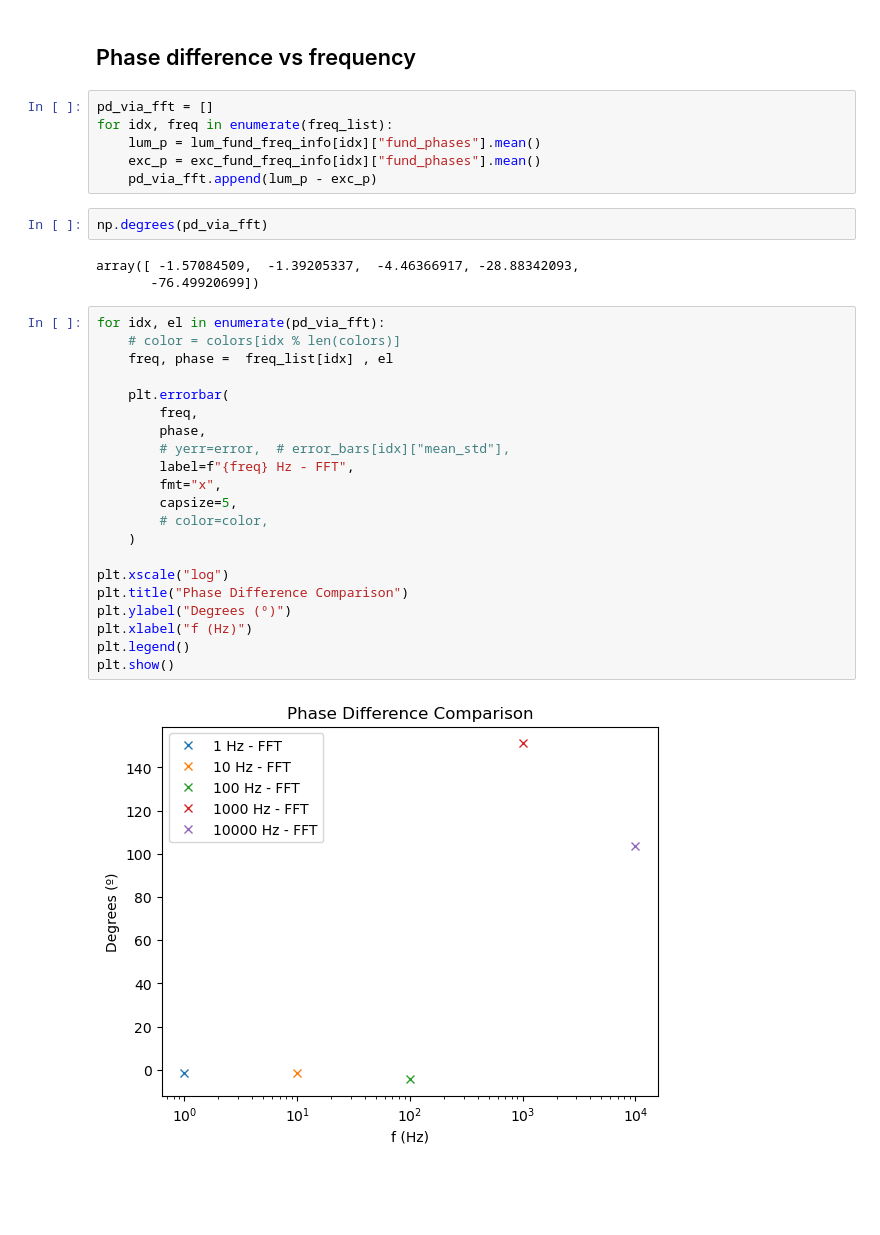
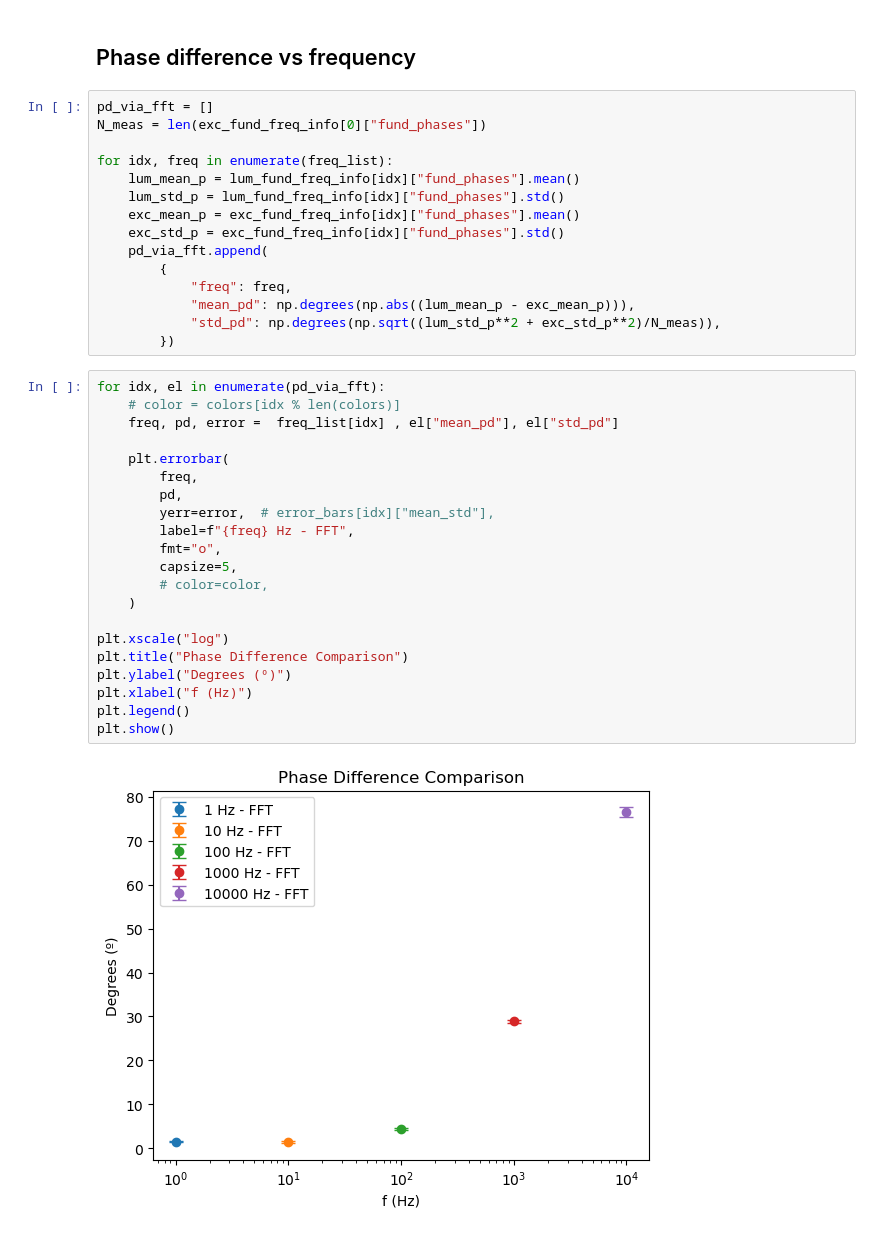
Before and after one commit to habakukc22/y2o3_laminula_au, a Jupyter notebook: error_bars_independent_meas_fft_final.ipynb, the cells around one changed output. Drawn from its saved outputs; the diff is of its cells as text; blank space fills up the shorter version.

```diff
--- a/error_bars_independent_meas_fft_final.ipynb
+++ b/error_bars_independent_meas_fft_final.ipynb
@@ -139,35 +139,39 @@ for idx, freq in enumerate(freq_list):
 ## Phase difference vs frequency
 # %%
 pd_via_fft = []
+N_meas = len(exc_fund_freq_info[0]["fund_phases"])
+
 for idx, freq in enumerate(freq_list):
-    lum_p = lum_fund_freq_info[idx]["fund_phases"].mean()
-    exc_p = exc_fund_freq_info[idx]["fund_phases"].mean()
-    pd_via_fft.append(lum_p - exc_p)
+    lum_mean_p = lum_fund_freq_info[idx]["fund_phases"].mean()
+    lum_std_p = lum_fund_freq_info[idx]["fund_phases"].std()
+    exc_mean_p = exc_fund_freq_info[idx]["fund_phases"].mean()
+    exc_std_p = exc_fund_freq_info[idx]["fund_phases"].std()
+    pd_via_fft.append(
+        {
+            "freq": freq,
+            "mean_pd": np.degrees(np.abs((lum_mean_p - exc_mean_p))),
+            "std_pd": np.degrees(np.sqrt((lum_std_p**2 + exc_std_p**2)/N_meas)),
+        })
-# %%
-np.degrees(pd_via_fft)
-# %% [output]
-array([ -1.57084509,  -1.39205337,  -4.46366917, -28.88342093,
-       -76.49920699])
 # %%
 for idx, el in enumerate(pd_via_fft):
     # color = colors[idx % len(colors)]
-    freq, phase =  freq_list[idx] , el
+    freq, pd, error =  freq_list[idx] , el["mean_pd"], el["std_pd"]
 
     plt.errorbar(
         freq,
-        phase,
-        # yerr=error,  # error_bars[idx]["mean_std"],
+        pd,
+        yerr=error,  # error_bars[idx]["mean_std"],
         label=f"{freq} Hz - FFT",
-        fmt="x",
+        fmt="o",
         capsize=5,
         # color=color,
     )
 
 plt.xscale("log")
 plt.title("Phase Difference Comparison")
 plt.ylabel("Degrees (º)")
 plt.xlabel("f (Hz)")
 plt.legend()
 plt.show()
 # %% [output]
-[figure, old version]
+[figure, new version]
```
Also changed, not shown: parts of 1 cell of this notebook, 1 other file.
